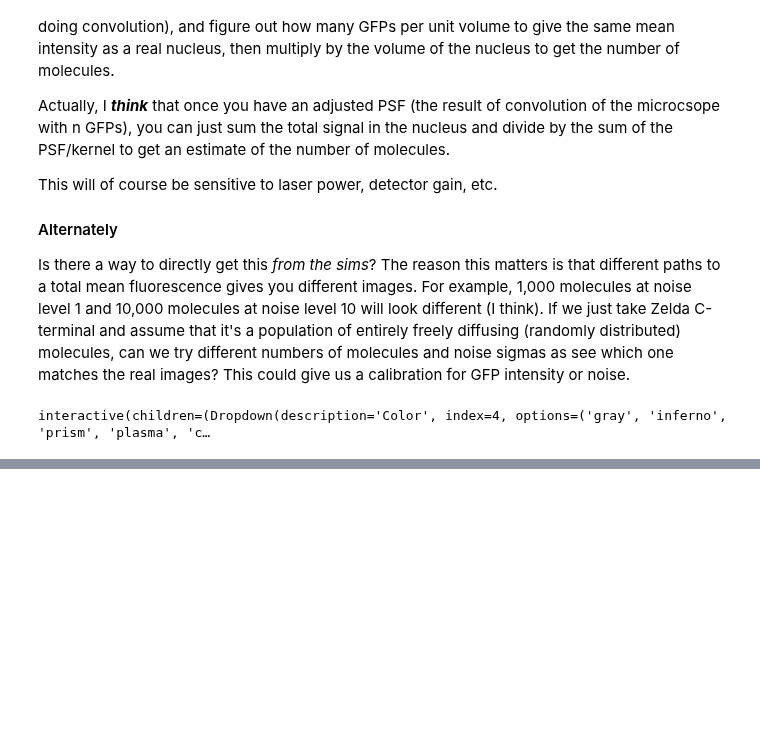
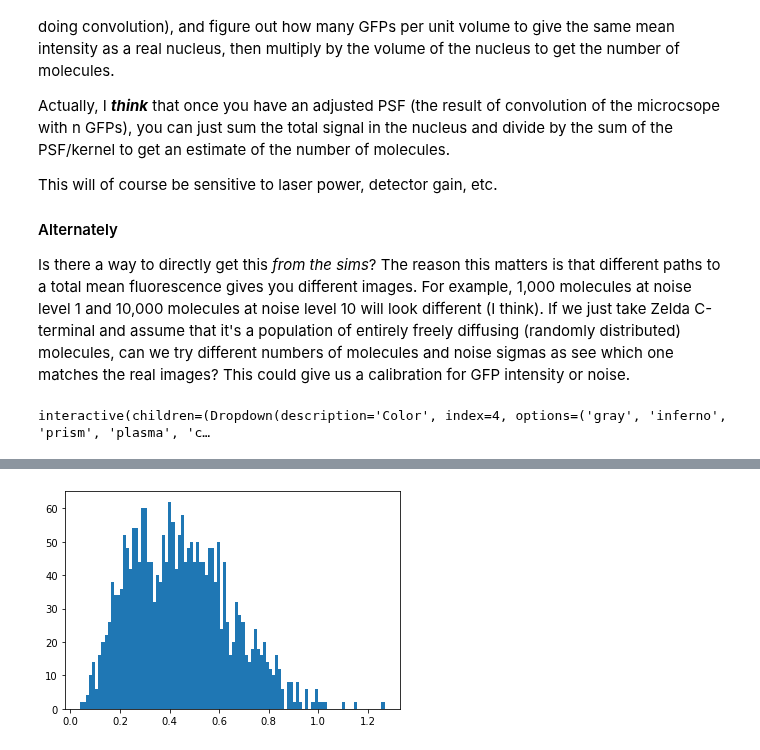
Before and after one commit to michaelrstadler/rpb1, a Jupyter notebook: bin/notebooks/20220329-realdata-siamese-2.ipynb, the cells around one changed output, grey strips where cells are left out. Cells and saved outputs as stored; diff of their text form; code cells hidden in the pictures; blank space fills up the shorter version.

```diff
--- a/bin/notebooks/20220329-realdata-siamese-2.ipynb
+++ b/bin/notebooks/20220329-realdata-siamese-2.ipynb
@@ -570,9 +570,10 @@ def get_dist_distros(em, files):
         em_same_ds = em[datasets == dataset]
         em_same_nuc = em[(datasets == dataset) & (nucs == nuc)]
 
-        all_dists_diff_tag = dists_arr_to_row(em_diff_tag, em_ref)
-        sampled_dists_diff_tag = np.random.choice(all_dists_diff_tag, size=100, replace=False)
-        dists_diff_tag = np.concatenate((dists_diff_tag, sampled_dists_diff_tag))
+        if np.count_nonzero(em_diff_tag) > 0:
+            all_dists_diff_tag = dists_arr_to_row(em_diff_tag, em_ref)
+            sampled_dists_diff_tag = np.random.choice(all_dists_diff_tag, size=100, replace=False)
+            dists_diff_tag = np.concatenate((dists_diff_tag, sampled_dists_diff_tag))
 
         dists_same_ds = np.concatenate((dists_same_ds, dists_arr_to_row(em_same_ds, em_ref)))
 
@@ -583,7 +584,13 @@ def get_dist_distros(em, files):
 
     return dists_diff_tag, dists_same_ds, dists_same_nuc
 
-
+def get_row_row_dists(arr):
+    dists = []
+    for i in range(arr.shape[0]):
+        sub_arr = np.vstack((arr[:i], arr[i+1:]))
+        sub_dists = np.sqrt(np.sum((sub_arr - arr[i]) ** 2, axis=1))
+        dists.append(sub_dists)
+    return np.array(dists).flatten()
 
 #a = get_dist_distros(em, files)
 # %%
@@ -733,0 +777,4 @@ tuple([0]) + im.shape
+# %%
+plt.hist(same_ds, bins=100);
+# %% [output]
+[figure, added]
```
Also changed, not shown: parts of 21 cells of this notebook.
